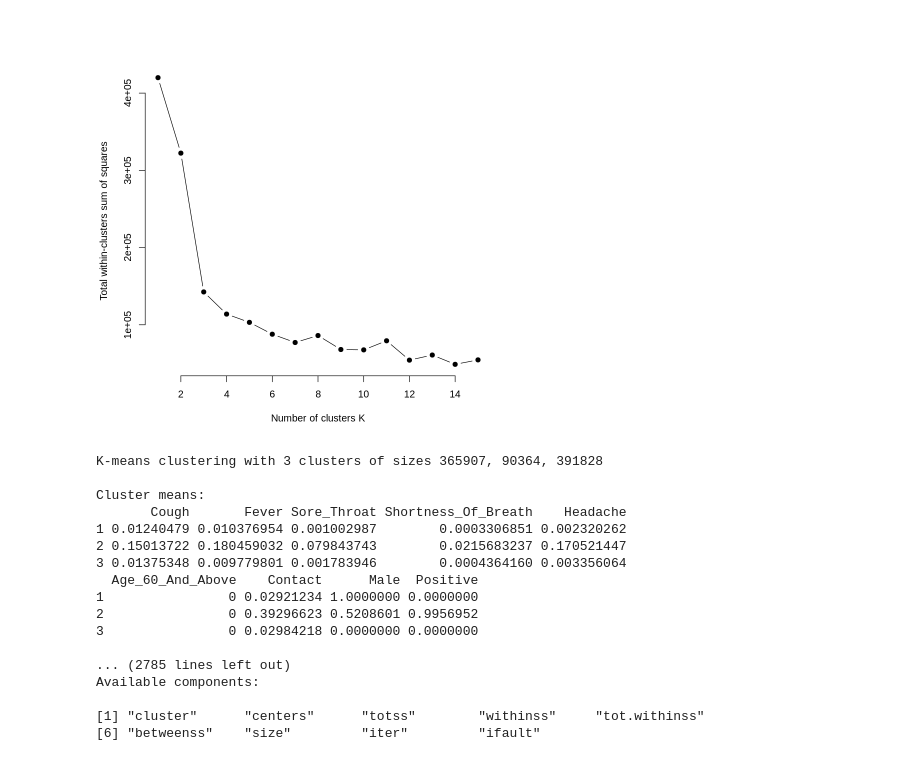
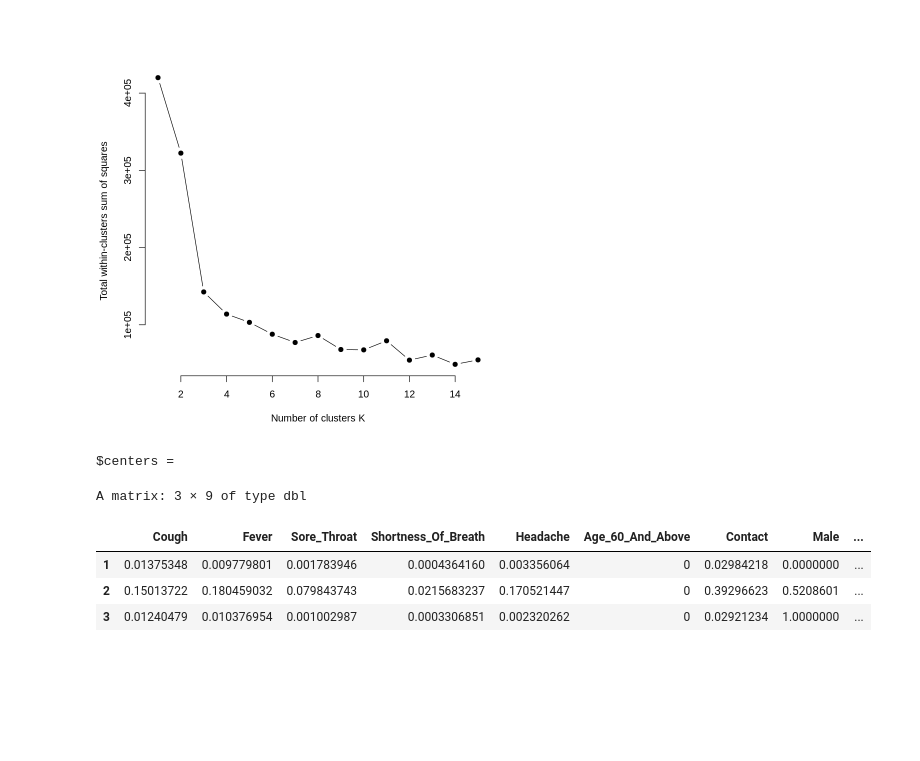
Before and after one commit to maxsohl/GSB530_Covid, a Jupyter notebook: K_means.ipynb, the cells around one changed output. Saved outputs shown, nothing was run; the diff lists cells and outputs as text; code cells hidden in the pictures; blank space fills up the shorter version.

```diff
--- a/K_means.ipynb
+++ b/K_means.ipynb
@@ -247,22 +204,11 @@ plot(k_values, wss_values,
 [figure]
 # %%
 km = kmeans(young, 3, nstart = 25)
-km
+km[2]
 # %% [output]
-K-means clustering with 3 clusters of sizes 365907, 90364, 391828
-
-Cluster means:
-       Cough       Fever Sore_Throat Shortness_Of_Breath    Headache
-1 0.01240479 0.010376954 0.001002987        0.0003306851 0.002320262
-2 0.15013722 0.180459032 0.079843743        0.0215683237 0.170521447
-3 0.01375348 0.009779801 0.001783946        0.0004364160 0.003356064
-  Age_60_And_Above    Contact      Male  Positive
-1                0 0.02921234 1.0000000 0.0000000
-2                0 0.39296623 0.5208601 0.9956952
-3                0 0.02984218 0.0000000 0.0000000
-
-... (2785 lines left out)
-Available components:
-
-[1] "cluster"      "centers"      "totss"        "withinss"     "tot.withinss"
-[6] "betweenss"    "size"         "iter"         "ifault"
+$centers =
+A matrix: 3 × 9 of type dbl
+|  | Cough | Fever | Sore_Throat | Shortness_Of_Breath | Headache | Age_60_And_Above | Contact | Male | ... |
+| 1 | 0.01375348 | 0.009779801 | 0.001783946 | 0.0004364160 | 0.003356064 | 0 | 0.02984218 | 0.0000000 | ... |
+| 2 | 0.15013722 | 0.180459032 | 0.079843743 | 0.0215683237 | 0.170521447 | 0 | 0.39296623 | 0.5208601 | ... |
+| 3 | 0.01240479 | 0.010376954 | 0.001002987 | 0.0003306851 | 0.002320262 | 0 | 0.02921234 | 1.0000000 | ... |
```
Also changed, not shown: parts of 4 cells of this notebook.
